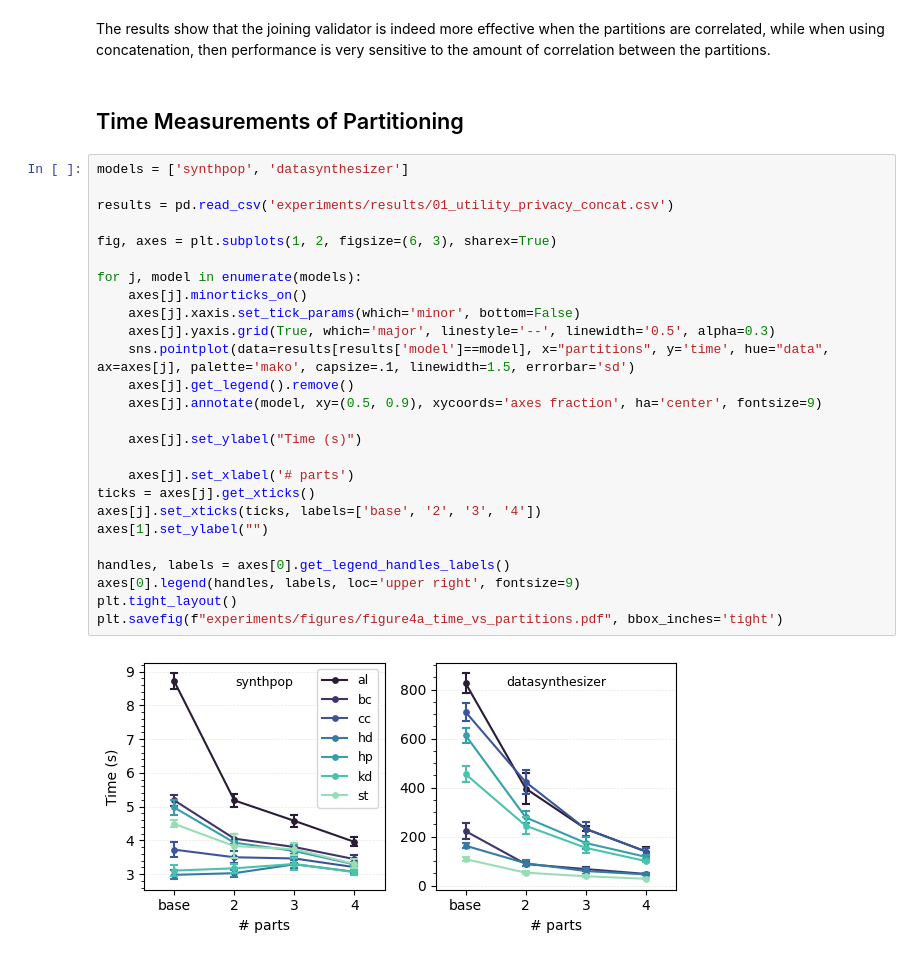
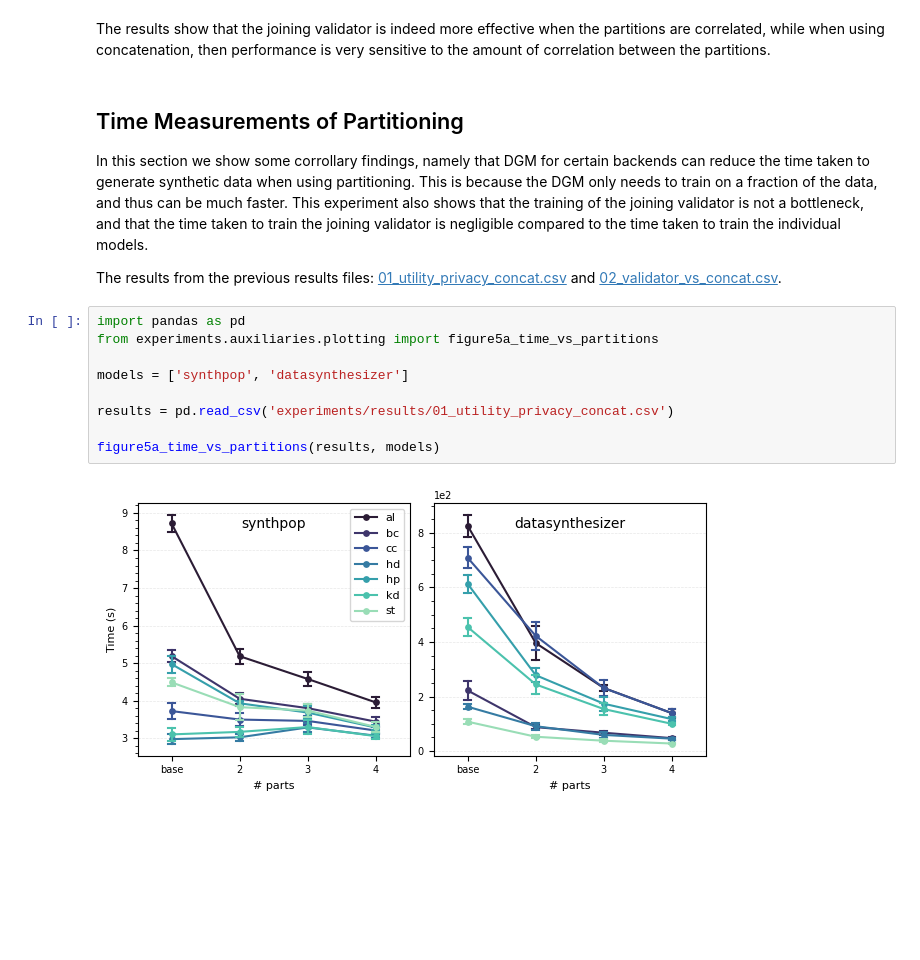
Before and after one commit to notna07/disjoint-synthetic-data-generation, a Jupyter notebook: 02_validated_joins.ipynb, the cells around one changed output. Cells and saved outputs as stored; diff of their text form; blank space fills up the shorter version.

```diff
--- a/02_validated_joins.ipynb
+++ b/02_validated_joins.ipynb
@@ -175,32 +70,19 @@ Plotting metric performance vs. inter/intra correlation ratio
 The results show that the joining validator is indeed more effective when the partitions are correlated, while when using concatenation, then performance is very sensitive to the amount of correlation between the partitions.
 # %% [markdown]
 ## Time Measurements of Partitioning
+
+In this section we show some corrollary findings, namely that DGM for certain backends can reduce the time taken to generate synthetic data when using partitioning. This is because the DGM only needs to train on a fraction of the data, and thus can be much faster. This experiment also shows that the training of the joining validator is not a bottleneck, and that the time taken to train the joining validator is negligible compared to the time taken to train the individual models.
+
+The results from the previous results files: [01_utility_privacy_concat.csv](experiments/results/01_utility_privacy_concat.csv) and [02_validator_vs_concat.csv](experiments/results/02_validator_vs_concat.csv).
 # %%
+import pandas as pd
+from experiments.auxiliaries.plotting import figure5a_time_vs_partitions
+
 models = ['synthpop', 'datasynthesizer']
 
 results = pd.read_csv('experiments/results/01_utility_privacy_concat.csv')
 
-fig, axes = plt.subplots(1, 2, figsize=(6, 3), sharex=True)
-
-for j, model in enumerate(models):
-    axes[j].minorticks_on()
-    axes[j].xaxis.set_tick_params(which='minor', bottom=False)
-    axes[j].yaxis.grid(True, which='major', linestyle='--', linewidth='0.5', alpha=0.3)
-    sns.pointplot(data=results[results['model']==model], x="partitions", y='time', hue="data", ax=axes[j], palette='mako', capsize=.1, linewidth=1.5, errorbar='sd')
-    axes[j].get_legend().remove()
-    axes[j].annotate(model, xy=(0.5, 0.9), xycoords='axes fraction', ha='center', fontsize=9)
-
-    axes[j].set_ylabel("Time (s)")
-
-    axes[j].set_xlabel('# parts')
-ticks = axes[j].get_xticks()
-axes[j].set_xticks(ticks, labels=['base', '2', '3', '4'])
-axes[1].set_ylabel("")
-
-handles, labels = axes[0].get_legend_handles_labels()
-axes[0].legend(handles, labels, loc='upper right', fontsize=9)
-plt.tight_layout()
-plt.savefig(f"experiments/figures/figure4a_time_vs_partitions.pdf", bbox_inches='tight')
+figure5a_time_vs_partitions(results, models)
 # %% [output]
-[figure, old version]
+[figure, new version]
 # %%
```
Also changed, not shown: parts of 15 cells of this notebook, 2 other files.
